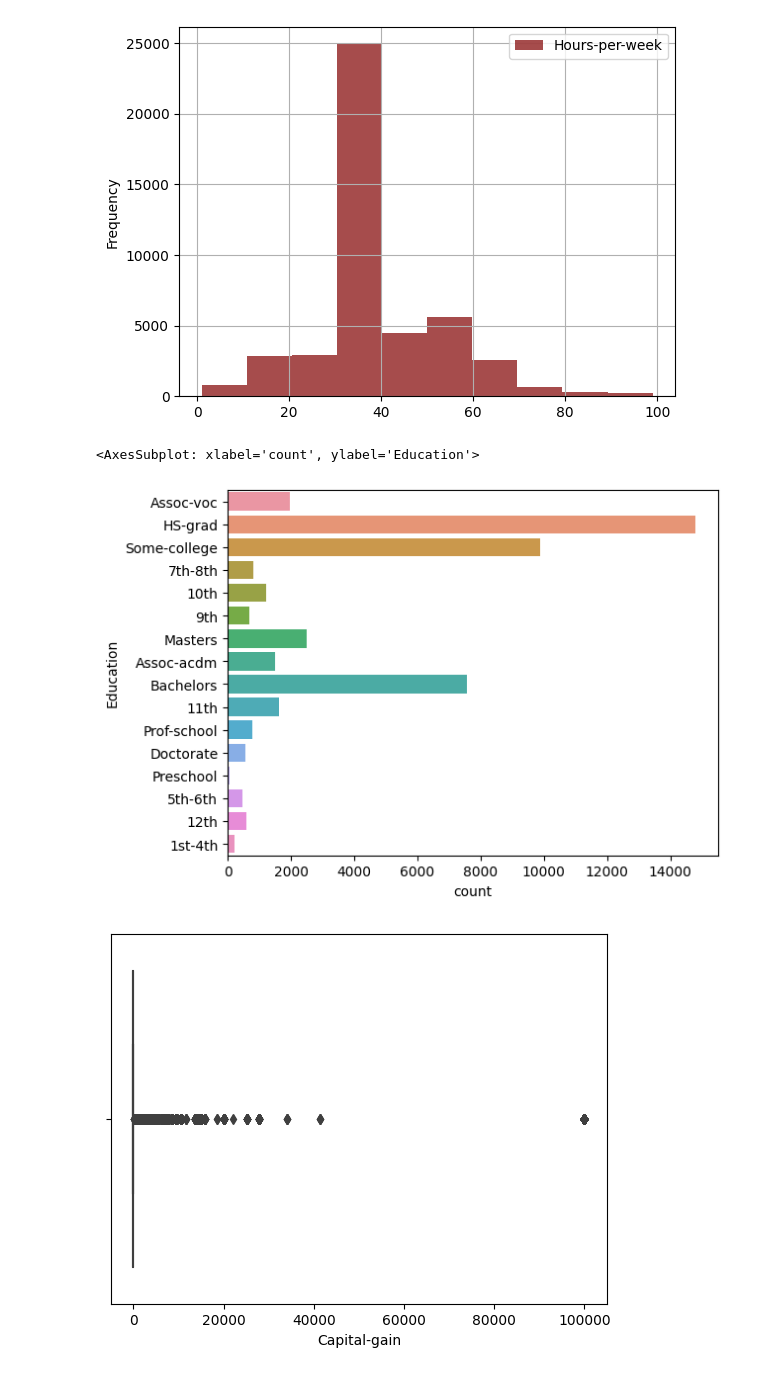
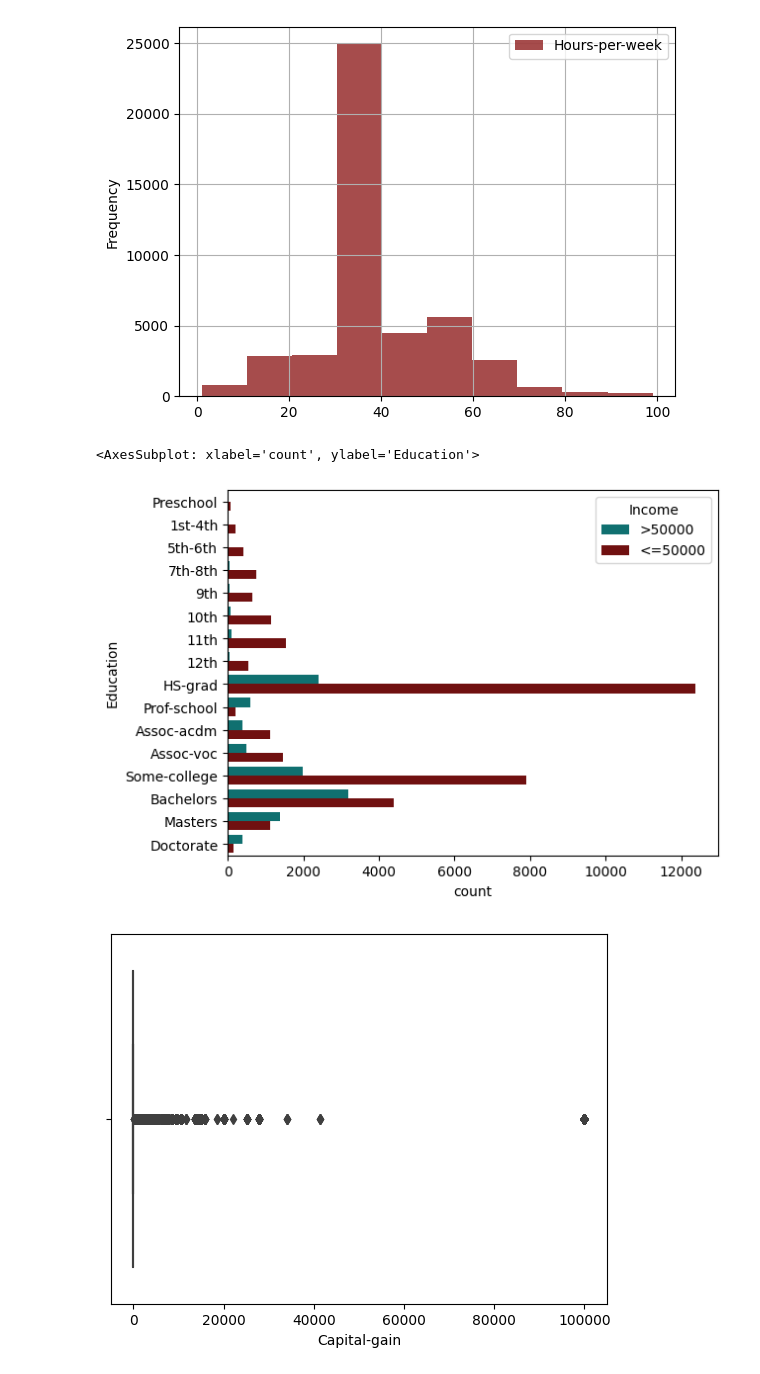
Before and after one commit to MattSchaefer24/machine-learning, a Jupyter notebook: EDA_Final.ipynb, the cells around one changed output. Saved outputs shown, nothing was run; the diff lists cells and outputs as text; code cells hidden in the pictures.

Commit message:
Fixed education graph and colours

```diff
--- a/EDA_Final.ipynb
+++ b/EDA_Final.ipynb
@@ -70,11 +70,32 @@ hpw.plot(kind="hist", alpha = 0.7, grid = True, color = '#800000')
 # %% [output]
 <AxesSubplot: ylabel='Frequency'>
 [figure]
-# %%
-sns.countplot(y = 'Education', data = df)
-# %% [output]
-<AxesSubplot: xlabel='count', ylabel='Education'>
-[figure, removed]
+# %%
+#Encoding income variable
+
+income_mapping_dict = {
+    "<=50K" : "<=50000",
+    ">50K" : ">50000",
+    "<=50K." : "<=50000",
+    ">50K." : ">50000"
+    }
+
+df["Income"] = df["Income"].map(income_mapping_dict)
+# %%
+#ordered correctly
+ed = df[['Education']]
+
+#unique = np.unique(ed)
+
+correctOrder = ['Preschool', '1st-4th', '5th-6th', '7th-8th',
+'9th', '10th', '11th', '12th', 'HS-grad', 'Prof-school', 'Assoc-acdm', 'Assoc-voc', 'Some-college', 'Bachelors', 'Masters', 'Doctorate']
+
+defaultPalette = sns.color_palette(["#008080", '#800000'])
+
+sns.countplot(y = 'Education', data = df, order = correctOrder, hue = 'Income', palette= defaultPalette)
+# %% [output]
+<AxesSubplot: xlabel='count', ylabel='Education'>
+[figure, added]
 # %%
 #box and whiskers for capital gain/capital loss
 g = sns.boxplot(x = 'Capital-gain', data = df)
```
Also changed, not shown: parts of 1 cell of this notebook, 2 other files.
